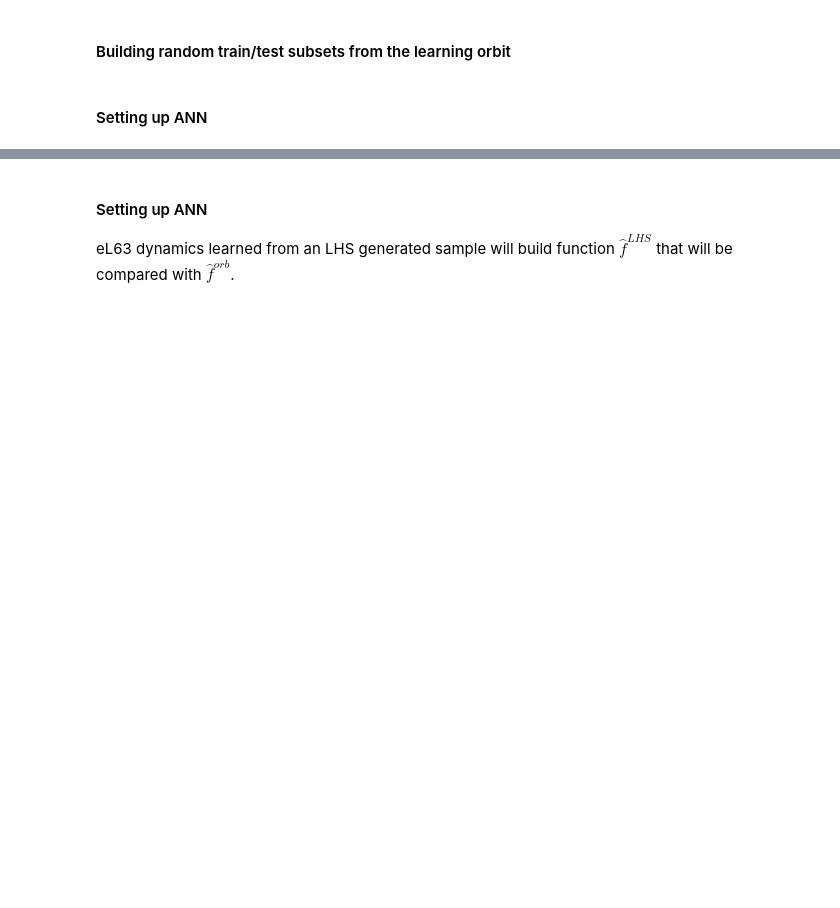
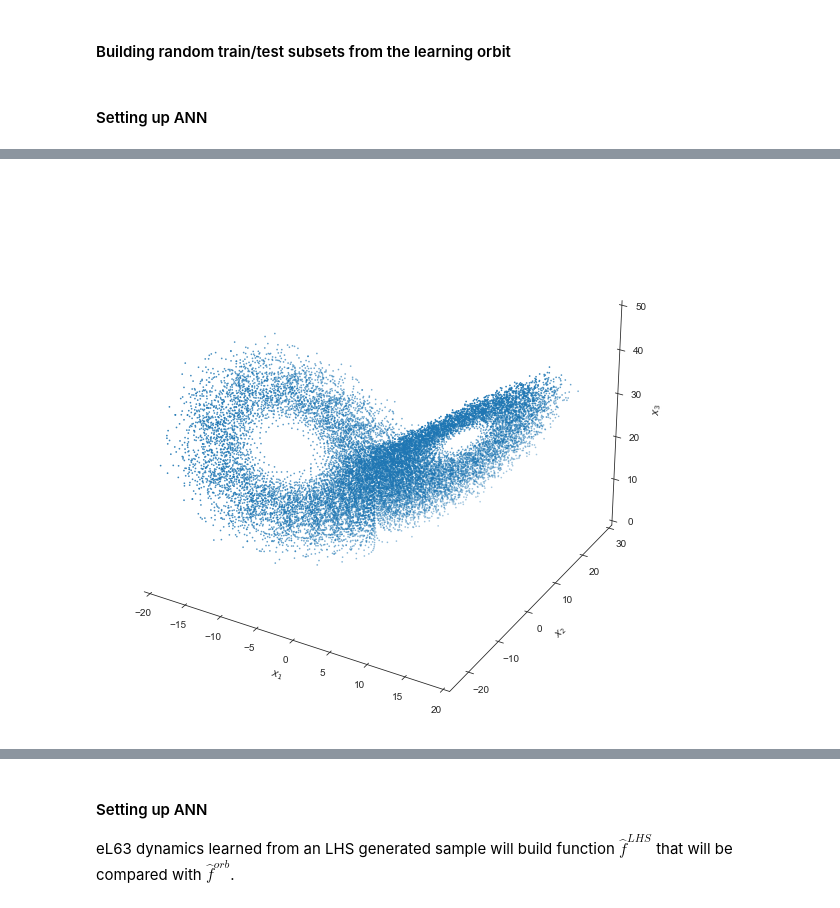
Before and after one commit to blankaBalogh/eL63, a Jupyter notebook: eL63_notebook.ipynb, the cells around one changed output, grey strips where cells are left out. Saved outputs shown, nothing was run; the diff lists cells and outputs as text; code cells hidden in the pictures; blank space fills up the shorter version.

```diff
--- a/eL63_notebook.ipynb
+++ b/eL63_notebook.ipynb
@@ -474,0 +175,17 @@ IFrame(src='LHS_orb.html', width=900, height=600)
+# %%
+ndim = 5
+aleamat = True
+
+dic_LZ = {'aleamat':aleamat, 'ndim':ndim, 'sigma':10., 'beta':8./3., 'rho':28., 'kappa':1.}
+eL63 = embeddedLorenz63(dic=dic_LZ)
+
+x_0 = np.random.rand(eL63.ndim)
+
+dt0 = 0.01
+N_s = int(1000*1./dt0)
+N_i = int(100*1./dt0)
+output = generate_data(eL63, x_0, n_steps=N_s, dt=dt0, compute_y=False)
+xt_ref = output['x']
+xt_ref = xt_ref[N_i:, 0, :]
+minval_eL63 = np.min(xt_ref, axis=0)
+maxval_eL63 = np.max(xt_ref, axis=0)
@@ -474,0 +250,21 @@ IFrame(src='LHS_orb.html', width=900, height=600)
+# %%
+# -- Setting up evaluation - parameters.
+
+# 3 random initial conditions (x0)
+i = np.trunc((xt_ref.shape[0])*np.random.rand(3))
+x0 = xt_ref[i.astype(int), ...]
+
+n_steps = 20000               # Length of integration, in timesteps.
+dt = 0.05
+# %%
+%%time
+# -- Integration of eL63 equations.
+# -- Computing validation orbits from initial conditions x0 by
+
+# (1) integrating f (x_eL63)
+output = generate_data(eL63, x0, n_steps=n_steps, dt=dt, compute_y=False)
+x_eL63 = output['x']
+
+# (2) integrating f_orb (xML_eL63_orb)
+output = generate_data(nn_eL63_orb, x0, n_steps=n_steps, dt=dt, compute_y=False)
+xML_eL63_orb = output['x']
@@ -474,0 +274,8 @@ IFrame(src='LHS_orb.html', width=900, height=600)
+# %%
+# from B_x space to B_z space
+zML_eL63_orb = eL63.Bx_to_Bz(xML_eL63_orb)
+z_eL63 = eL63.Bx_to_Bz(x_eL63)
+# %%
+plot_3d_timeseries(z_eL63[:, 0, :3], scatter=True)
+# %% [output]
+[figure, added]
```
Also changed, not shown: parts of 92 cells of this notebook, 13 other files.
